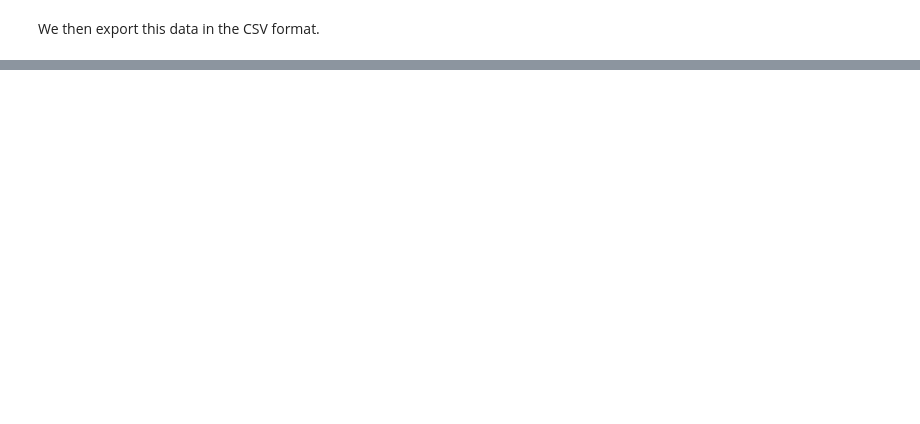
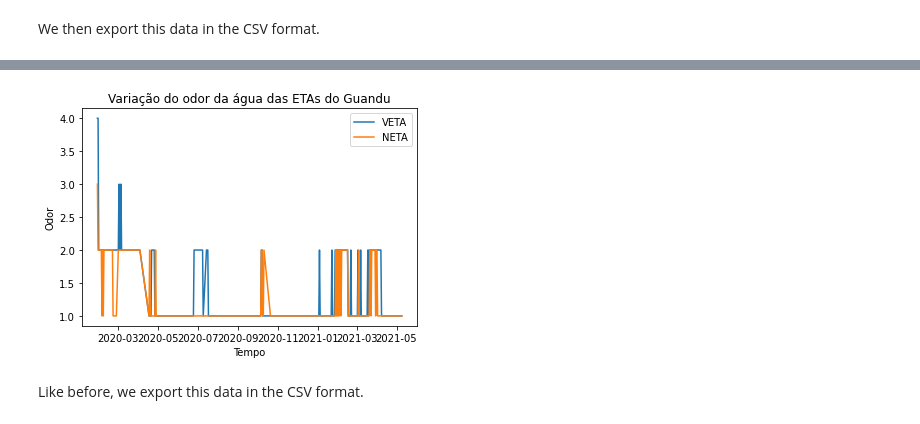
Before and after one commit to guidanoli/inf1032, a Jupyter notebook: cedae.ipynb, the cells around one changed output, grey strips where cells are left out. Drawn from its saved outputs; the diff is of its cells as text; code cells hidden in the pictures; blank space fills up the shorter version.

```diff
--- a/cedae.ipynb
+++ b/cedae.ipynb
@@ -252,0 +430,12 @@ df2.to_csv('geosmin-2020-10-23_today.csv', index=False)
+# %%
+plt.plot(tno_df.date, tno_df.veta_odor, label='VETA')
+plt.plot(tno_df.date, tno_df.neta_odor, label='NETA')
+plt.xlabel('Tempo')
+plt.ylabel('Odor')
+plt.title('Variação do odor da água das ETAs do Guandu')
+plt.legend()
+plt.show()
+# %% [output]
+[figure, added]
+# %% [markdown]
+Like before, we export this data in the CSV format.
```
Also changed, not shown: parts of 30 cells of this notebook, 3 other files.
